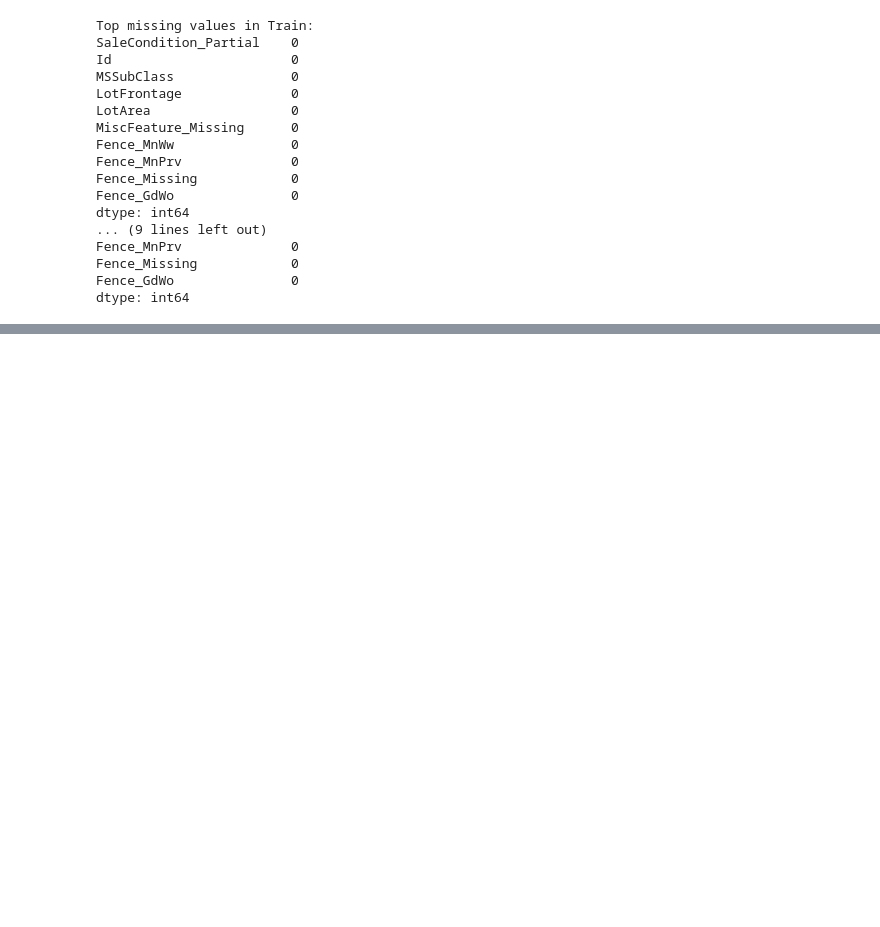
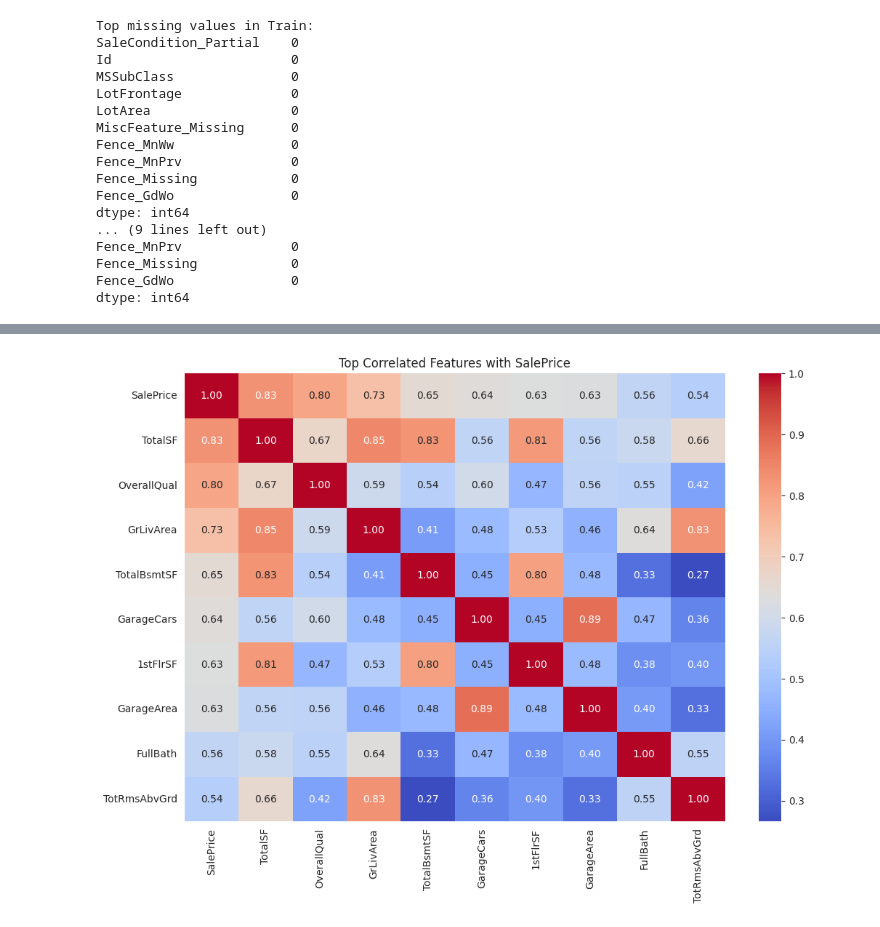
Before and after one commit to amar-emad/House-Price-Prediction-containing, a Jupyter notebook: House_Price_Prediction_containing.ipynb, the cells around one changed output, grey strips where cells are left out. Cells and saved outputs as stored; diff of their text form; code cells hidden in the pictures; blank space fills up the shorter version.

```diff
--- a/House_Price_Prediction_containing.ipynb
+++ b/House_Price_Prediction_containing.ipynb
@@ -455,0 +416,8 @@ _ = plt.ylabel('HouseAge')
+# %%
+# Check correlation with SalePrice
+
+corr_matrix = df.corr()
+target_corr = corr_matrix["SalePrice"].sort_values(ascending=False)
+
+# Display top 10 correlated features
+target_corr.head(10)
@@ -455,0 +437,10 @@ _ = plt.ylabel('HouseAge')
+# %%
+# Visualize correlations with heatmap
+
+plt.figure(figsize=(12, 8))
+top_corr_features = target_corr.index[:10]  # Top 10 features
+sns.heatmap(df[top_corr_features].corr(), annot=True, cmap="coolwarm", fmt=".2f")
+plt.title("Top Correlated Features with SalePrice")
+plt.show()
+# %% [output]
+[figure, added]
```
Also changed, not shown: parts of 4 cells of this notebook.
